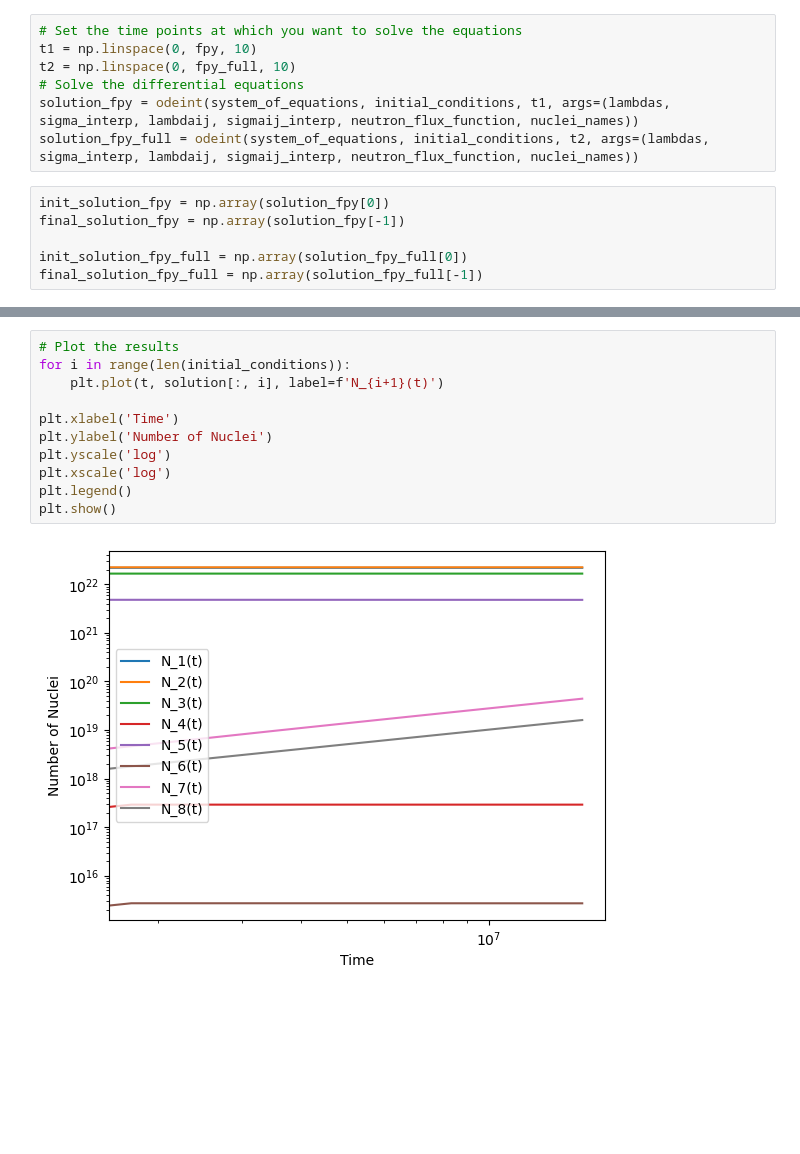
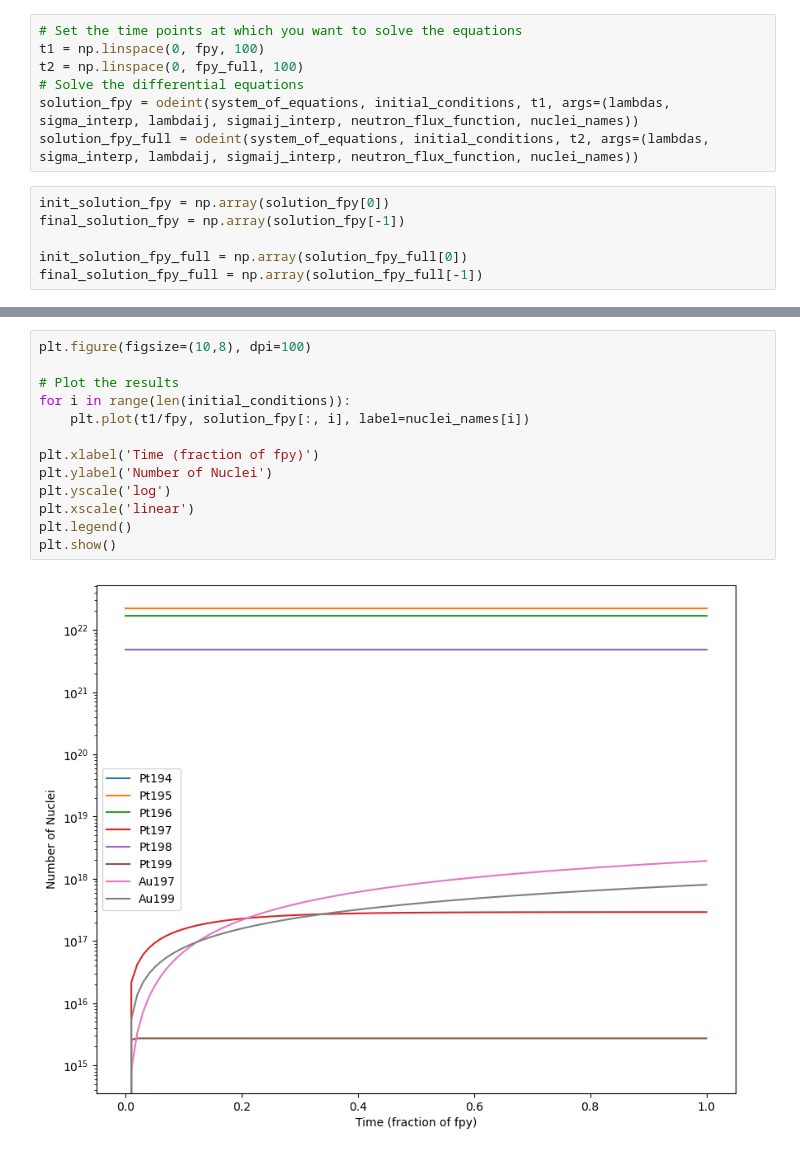
Before and after one commit to tcsousa99/Transmutation-ITER, a Jupyter notebook: pt-transmutation.ipynb, the cells around one changed output, grey strips where cells are left out. Cells and saved outputs as stored; diff of their text form; blank space fills up the shorter version.

```diff
--- a/pt-transmutation.ipynb
+++ b/pt-transmutation.ipynb
@@ -307,8 +315,8 @@ for i in range(len(decay_chain)):
             sigmaij_interp[i][j] = interp1d(energy, sigma, kind='linear', fill_value= 0.0, bounds_error=False)
 # %%
 # Set the time points at which you want to solve the equations
-t1 = np.linspace(0, fpy, 10)
-t2 = np.linspace(0, fpy_full, 10)
+t1 = np.linspace(0, fpy, 100)
+t2 = np.linspace(0, fpy_full, 100)
 # Solve the differential equations
 solution_fpy = odeint(system_of_equations, initial_conditions, t1, args=(lambdas, sigma_interp, lambdaij, sigmaij_interp, neutron_flux_function, nuclei_names))
 solution_fpy_full = odeint(system_of_equations, initial_conditions, t2, args=(lambdas, sigma_interp, lambdaij, sigmaij_interp, neutron_flux_function, nuclei_names))
@@ -357,15 +365,17 @@ Pt199 increased 100.000000% to a value of 0.000004%
 Au197 increased 100.000000% to a value of 0.067332%
 Au199 increased 100.000000% to a value of 0.024475%
 # %%
+plt.figure(figsize=(10,8), dpi=100)
+
 # Plot the results
 for i in range(len(initial_conditions)):
-    plt.plot(t, solution[:, i], label=f'N_{i+1}(t)')
+    plt.plot(t1/fpy, solution_fpy[:, i], label=nuclei_names[i])
 
-plt.xlabel('Time')
+plt.xlabel('Time (fraction of fpy)')
 plt.ylabel('Number of Nuclei')
 plt.yscale('log')
-plt.xscale('log')
+plt.xscale('linear')
 plt.legend()
 plt.show()
 # %% [output]
-[figure, old version]
+[figure, new version]
```
Also changed, not shown: parts of 5 cells of this notebook.
